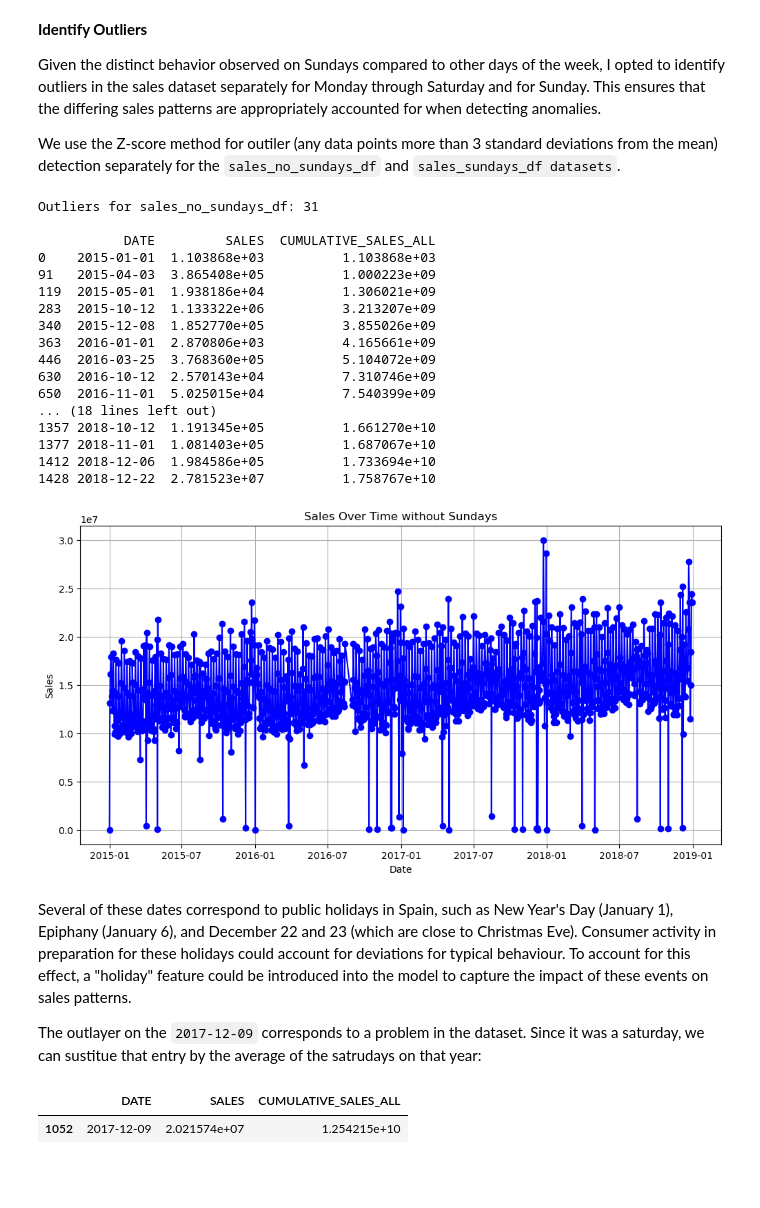
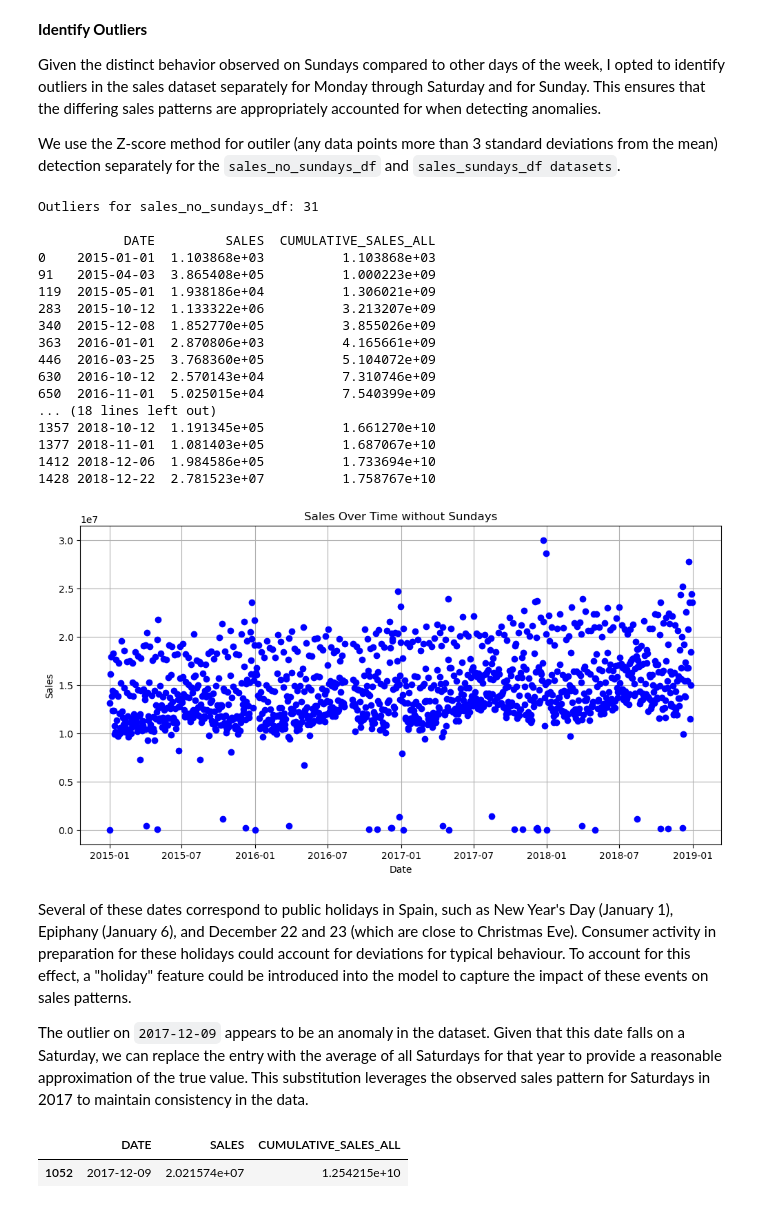
Before and after one commit to MartinezAgullo/TechChallenge_MercadonaIT, a Jupyter notebook: notebooks/1-data-preparation.ipynb, the cells around one changed output. Cells and saved outputs as stored; diff of their text form; code cells hidden in the pictures; blank space fills up the shorter version.

```diff
--- a/notebooks/1-data-preparation.ipynb
+++ b/notebooks/1-data-preparation.ipynb
@@ -323,39 +324,39 @@ def detect_outliers_zscore(df):
 outliers_no_sundays = detect_outliers_zscore(sales_no_sundays_df)
 outliers_sundays = detect_outliers_zscore(sales_sundays_df)
 
 print(f"\nOutliers for sales_no_sundays_df: {len(outliers_no_sundays)}\n")
 print(outliers_no_sundays)
 
 plt.figure(figsize=(12, 6))
-plt.plot(sales_no_sundays_df['DATE'], sales_no_sundays_df['SALES'], marker='o', linestyle='-', color='blue')
+plt.plot(sales_no_sundays_df['DATE'], sales_no_sundays_df['SALES'], marker='o', linestyle='None', color='blue')
 plt.title('Sales Over Time without Sundays')
 plt.xlabel('Date')
 plt.ylabel('Sales')
 plt.grid(True)
 plt.show()
 # %% [output]
 Outliers for sales_no_sundays_df: 31
 
            DATE         SALES  CUMULATIVE_SALES_ALL
 0    2015-01-01  1.103868e+03          1.103868e+03
 91   2015-04-03  3.865408e+05          1.000223e+09
 119  2015-05-01  1.938186e+04          1.306021e+09
 283  2015-10-12  1.133322e+06          3.213207e+09
 340  2015-12-08  1.852770e+05          3.855026e+09
 363  2016-01-01  2.870806e+03          4.165661e+09
 446  2016-03-25  3.768360e+05          5.104072e+09
 630  2016-10-12  2.570143e+04          7.310746e+09
 650  2016-11-01  5.025015e+04          7.540399e+09
 ... (18 lines left out)
 1357 2018-10-12  1.191345e+05          1.661270e+10
 1377 2018-11-01  1.081403e+05          1.687067e+10
 1412 2018-12-06  1.984586e+05          1.733694e+10
 1428 2018-12-22  2.781523e+07          1.758767e+10
-[figure, old version]
+[figure, new version]
 # %% [markdown]
 Several of these dates correspond to public holidays in Spain, such as New Year's Day (January 1), Epiphany (January 6), and December 22 and 23 (which are close to Christmas Eve). Consumer activity in preparation for these holidays could account for deviations for typical behaviour. To account for this effect, a "holiday" feature could be introduced into the model to capture the impact of these events on sales patterns.
 
-The outlayer on the `2017-12-09` corresponds to a problem in the dataset. Since it was a saturday, we can sustitue that entry by the average of the satrudays on that year:
+The outlier on `2017-12-09` appears to be an anomaly in the dataset. Given that this date falls on a Saturday, we can replace the entry with the average of all Saturdays for that year to provide a reasonable approximation of the true value. This substitution leverages the observed sales pattern for Saturdays in 2017 to maintain consistency in the data.
 # %%
 sales_2017_saturdays = sales_train_formatted_df[(sales_train_formatted_df['DATE'].dt.year == 2017) &
                                                 (sales_train_formatted_df['DATE'].dt.weekday == 5)]
```
Also changed, not shown: parts of 15 cells of this notebook, 2 other files.
